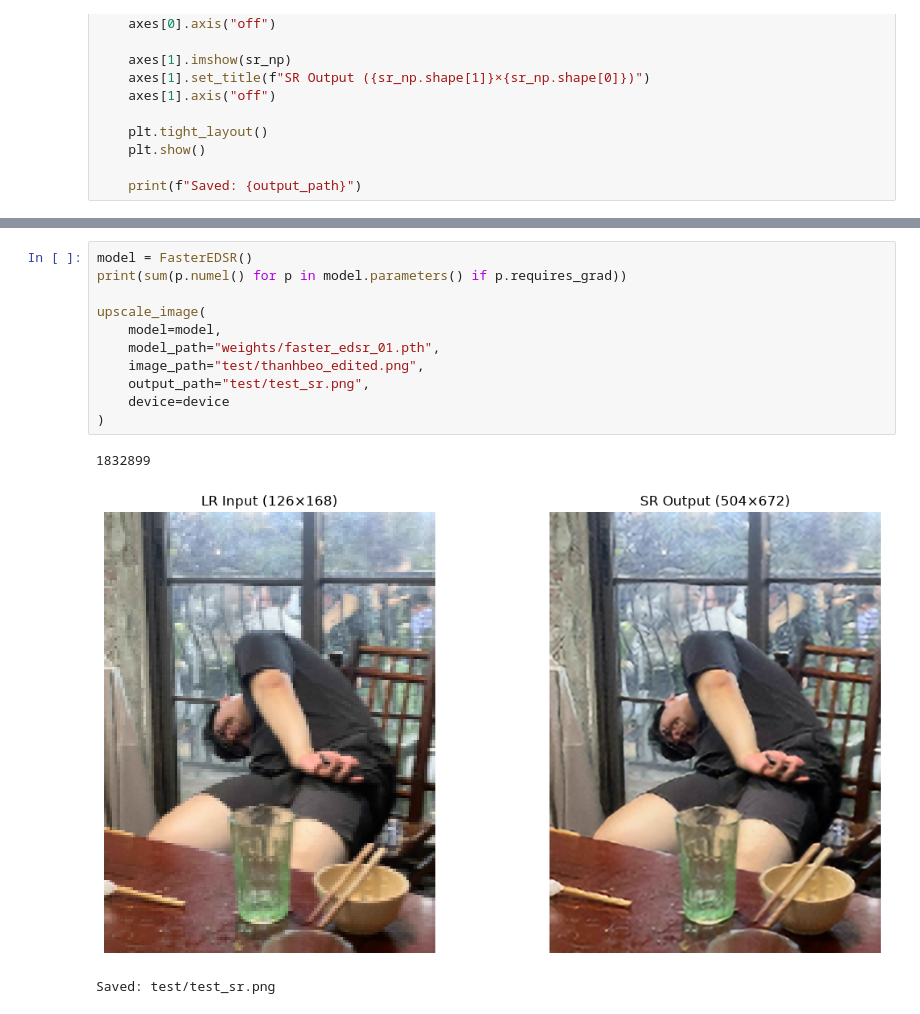
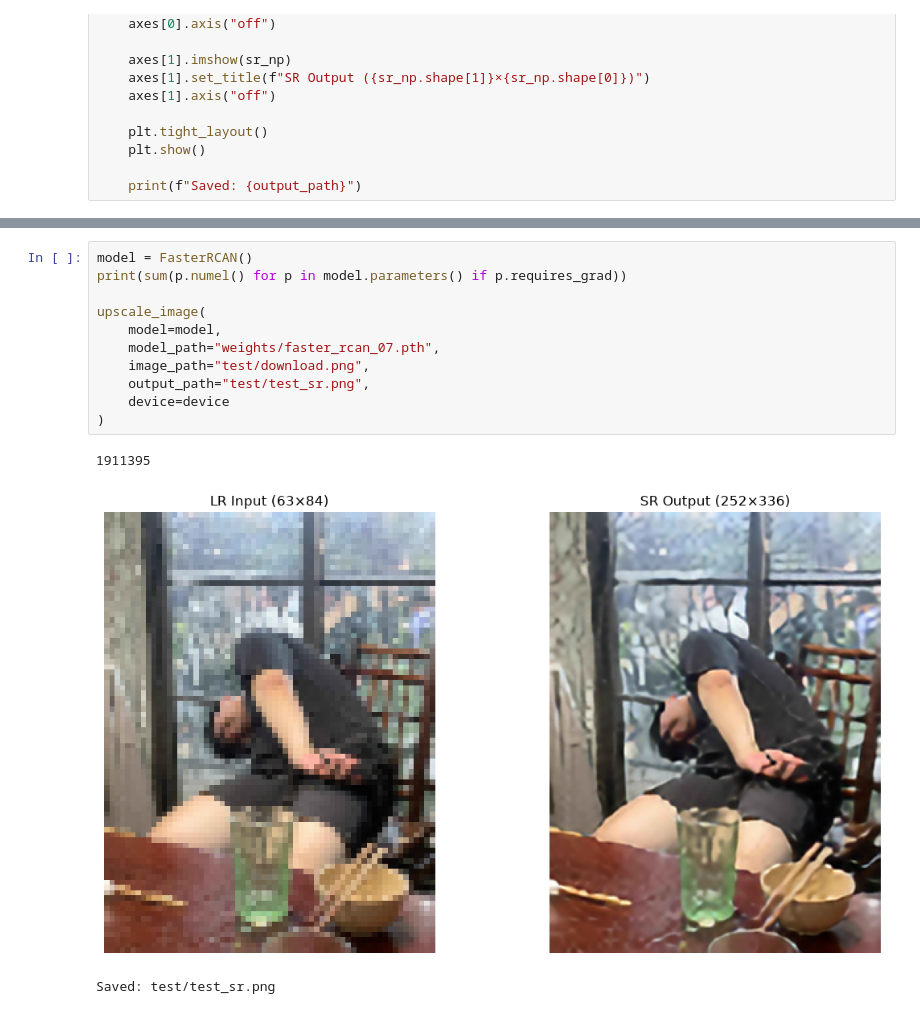
Before and after one commit to DoDoanHoangDu/DuSS, a Jupyter notebook: test.ipynb, the cells around one changed output, grey strips where cells are left out. Drawn from its saved outputs; the diff is of its cells as text.

Commit message:
added faster rcan

```diff
--- a/test.ipynb
+++ b/test.ipynb
@@ -93,15 +63,15 @@ Saved: test/test_sr.png
 # %%
-model = FasterEDSR()
+model = FasterRCAN()
 print(sum(p.numel() for p in model.parameters() if p.requires_grad))
 
 upscale_image(
     model=model,
-    model_path="weights/faster_edsr_01.pth",
-    image_path="test/thanhbeo_edited.png",
+    model_path="weights/faster_rcan_07.pth",
+    image_path="test/download.png",
     output_path="test/test_sr.png",
     device=device
 )
 # %% [output]
-1832899
+1911395
-[figure, old version]
+[figure, new version]
 Saved: test/test_sr.png
```
Also changed, not shown: parts of 3 cells of this notebook, 10 other files.
